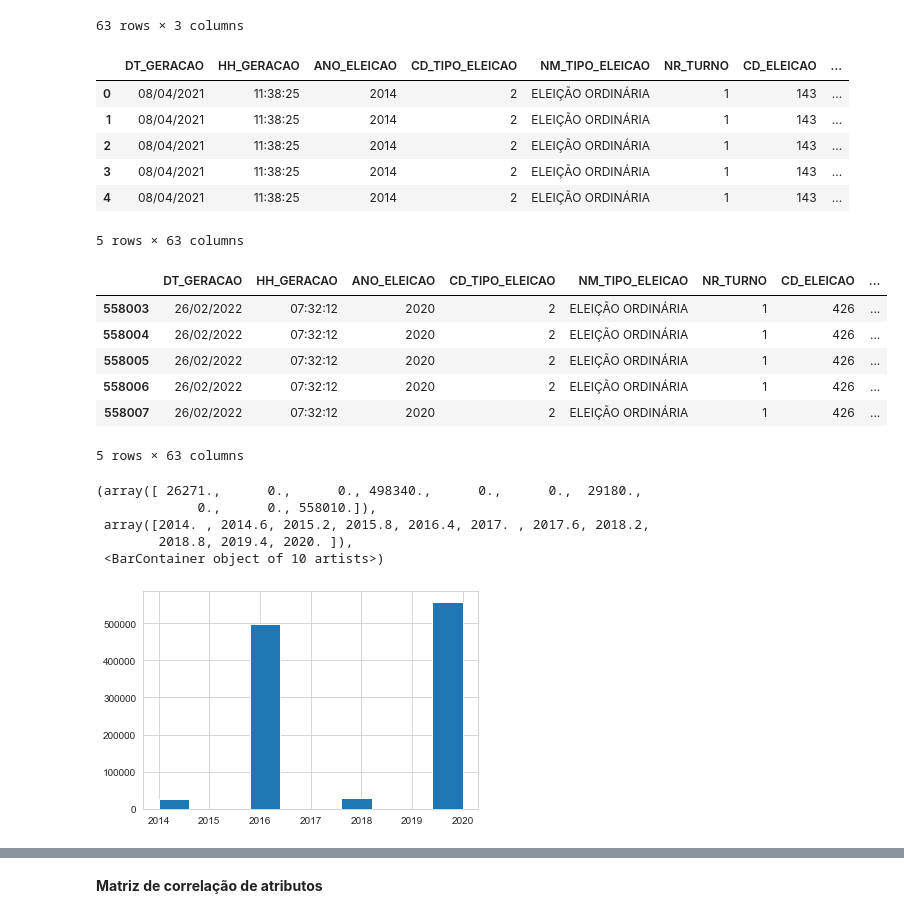
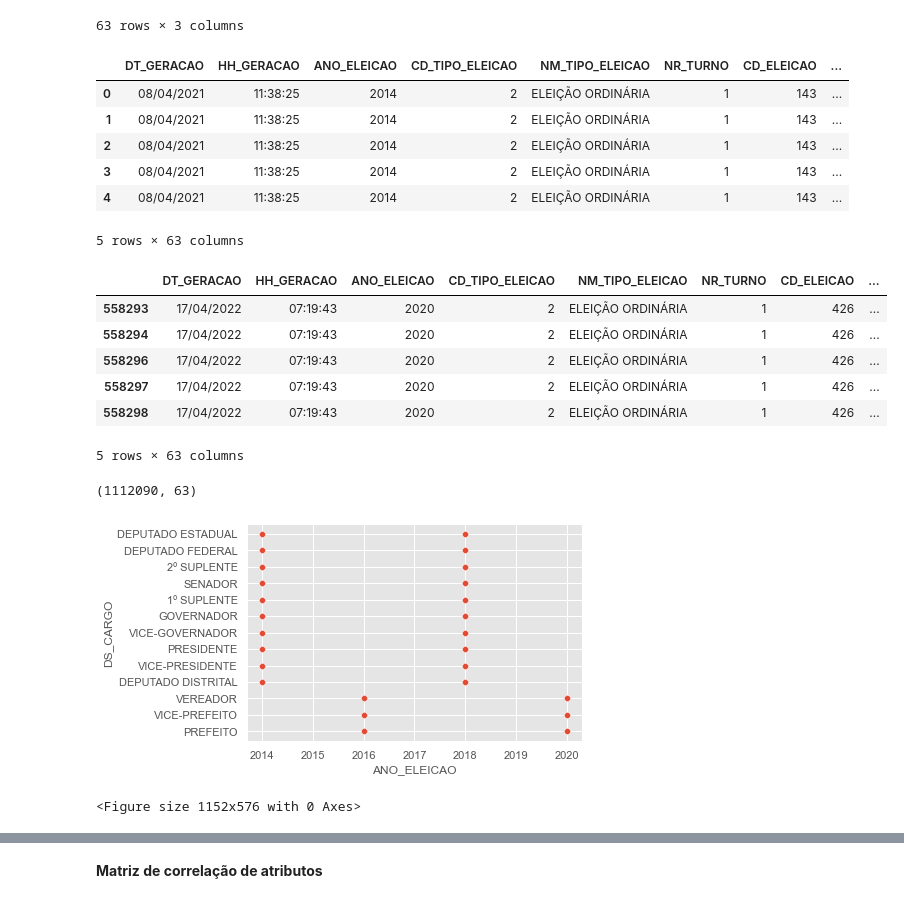
Before and after one commit to wendercorrea/projetoFinalPuc, a Jupyter notebook: WENDER_CORREA.ipynb, the cells around one changed output, grey strips where cells are left out. Drawn from its saved outputs; the diff is of its cells as text; code cells hidden in the pictures.

```diff
--- a/WENDER_CORREA.ipynb
+++ b/WENDER_CORREA.ipynb
@@ -152,32 +174,34 @@ df_ausentes
 | ST_CANDIDATO_INSERIDO_URNA | ST_CANDIDATO_INSERIDO_URNA | 0 | 0.0 |
 63 rows × 3 columns
 # %%
+#imprimindo as primeiras linhas
 display(data_frame.head())
 # Imprimindo as últimas linhas
 display(data_frame.tail())
 # Informações do nosso DataFrame
 data_frame.describe()
 # Dimensões do df_dados
 data_frame.shape
-plt.hist(x = data_frame['ANO_ELEICAO'])
 # %% [output]
 |  | DT_GERACAO | HH_GERACAO | ANO_ELEICAO | CD_TIPO_ELEICAO | NM_TIPO_ELEICAO | NR_TURNO | CD_ELEICAO | ... |
 | 0 | 08/04/2021 | 11:38:25 | 2014 | 2 | ELEIÇÃO ORDINÁRIA | 1 | 143 | ... |
 | 1 | 08/04/2021 | 11:38:25 | 2014 | 2 | ELEIÇÃO ORDINÁRIA | 1 | 143 | ... |
 | 2 | 08/04/2021 | 11:38:25 | 2014 | 2 | ELEIÇÃO ORDINÁRIA | 1 | 143 | ... |
 | 3 | 08/04/2021 | 11:38:25 | 2014 | 2 | ELEIÇÃO ORDINÁRIA | 1 | 143 | ... |
 | 4 | 08/04/2021 | 11:38:25 | 2014 | 2 | ELEIÇÃO ORDINÁRIA | 1 | 143 | ... |
 5 rows × 63 columns
 |  | DT_GERACAO | HH_GERACAO | ANO_ELEICAO | CD_TIPO_ELEICAO | NM_TIPO_ELEICAO | NR_TURNO | CD_ELEICAO | ... |
-| 558003 | 26/02/2022 | 07:32:12 | 2020 | 2 | ELEIÇÃO ORDINÁRIA | 1 | 426 | ... |
-| 558004 | 26/02/2022 | 07:32:12 | 2020 | 2 | ELEIÇÃO ORDINÁRIA | 1 | 426 | ... |
-| 558005 | 26/02/2022 | 07:32:12 | 2020 | 2 | ELEIÇÃO ORDINÁRIA | 1 | 426 | ... |
-| 558006 | 26/02/2022 | 07:32:12 | 2020 | 2 | ELEIÇÃO ORDINÁRIA | 1 | 426 | ... |
-| 558007 | 26/02/2022 | 07:32:12 | 2020 | 2 | ELEIÇÃO ORDINÁRIA | 1 | 426 | ... |
+| 558293 | 17/04/2022 | 07:19:43 | 2020 | 2 | ELEIÇÃO ORDINÁRIA | 1 | 426 | ... |
+| 558294 | 17/04/2022 | 07:19:43 | 2020 | 2 | ELEIÇÃO ORDINÁRIA | 1 | 426 | ... |
+| 558296 | 17/04/2022 | 07:19:43 | 2020 | 2 | ELEIÇÃO ORDINÁRIA | 1 | 426 | ... |
+| 558297 | 17/04/2022 | 07:19:43 | 2020 | 2 | ELEIÇÃO ORDINÁRIA | 1 | 426 | ... |
+| 558298 | 17/04/2022 | 07:19:43 | 2020 | 2 | ELEIÇÃO ORDINÁRIA | 1 | 426 | ... |
 5 rows × 63 columns
-(array([ 26271.,      0.,      0., 498340.,      0.,      0.,  29180.,
-             0.,      0., 558010.]),
- array([2014. , 2014.6, 2015.2, 2015.8, 2016.4, 2017. , 2017.6, 2018.2,
-        2018.8, 2019.4, 2020. ]),
- <BarContainer object of 10 artists>)
+(1112090, 63)
-[figure, removed]
+# %%
+res = sns.scatterplot(x=data_frame['ANO_ELEICAO'],y=data_frame['DS_CARGO'])
+fig = plt.figure(figsize=(16,8))
+plt.show()
+# %% [output]
+[figure, added]
+<Figure size 1152x576 with 0 Axes>
```
Also changed, not shown: parts of 212 cells of this notebook, 1 other file.
